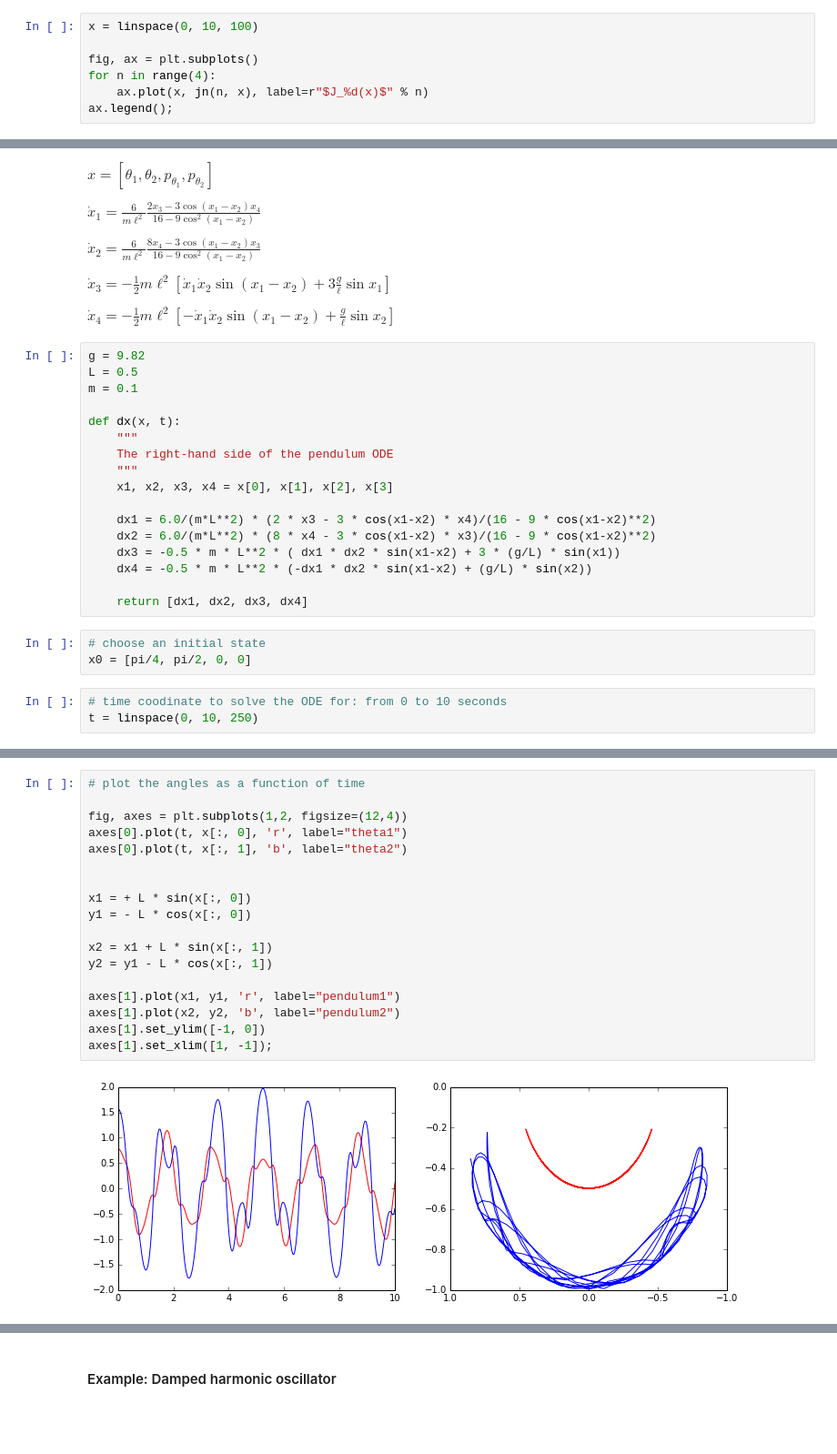
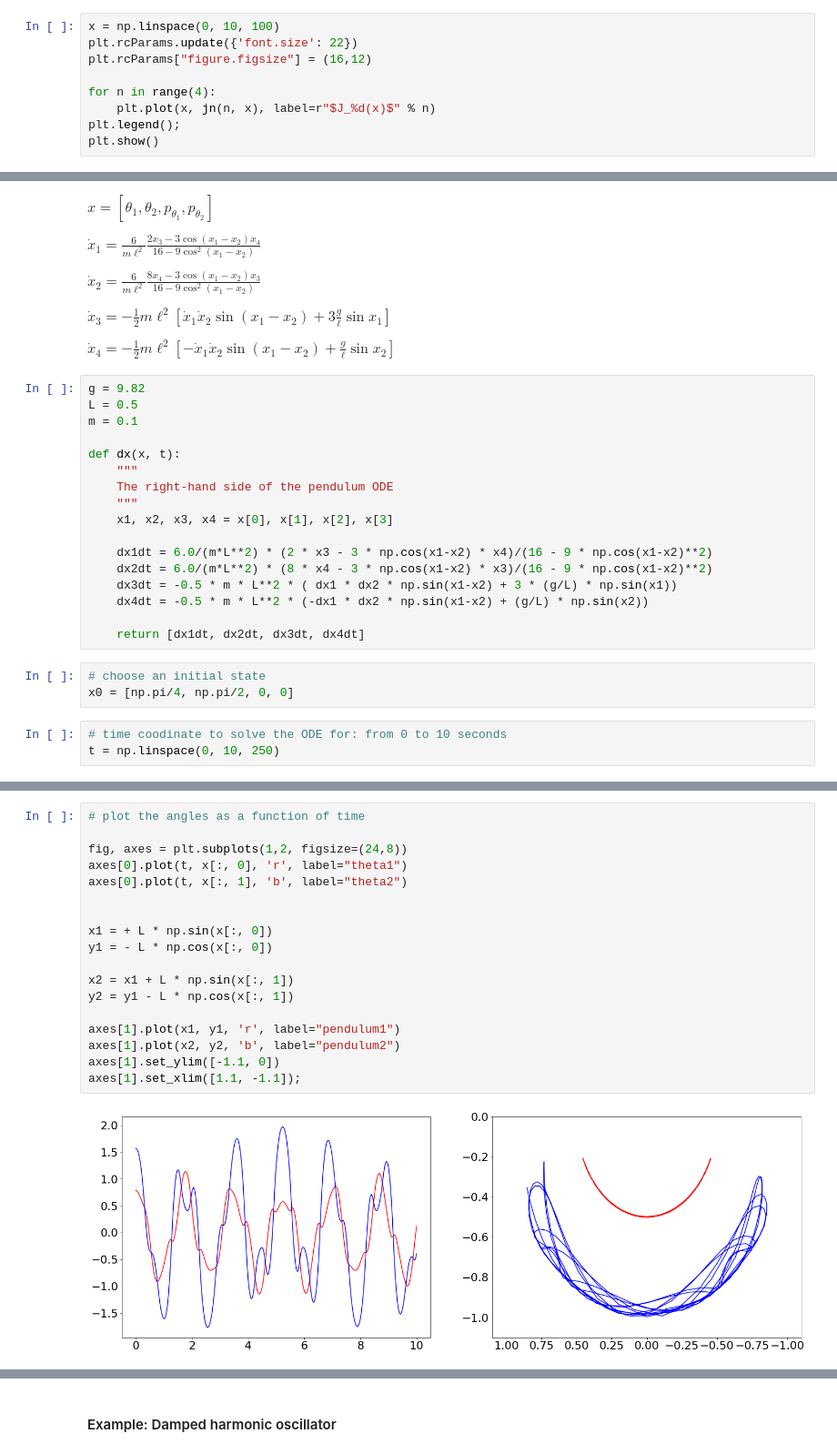
Before and after one commit to hariseldon99/scientific-python-lectures, a Jupyter notebook: Lecture-3-Scipy.ipynb, the cells around one changed output, grey strips where cells are left out. Shown at 91% size. Saved outputs shown, nothing was run; the diff lists cells and outputs as text; blank space fills up the shorter version.

```diff
--- a/Lecture-3-Scipy.ipynb
+++ b/Lecture-3-Scipy.ipynb
@@ -70,10 +66,12 @@ print("Y_%d(%f) = %f" % (n, x, yn(n, x)))
 J_0(0.000000) = 1.000000
 Y_0(1.000000) = 0.088257
 # %%
-x = linspace(0, 10, 100)
+x = np.linspace(0, 10, 100)
+plt.rcParams.update({'font.size': 22})
+plt.rcParams["figure.figsize"] = (16,12)
 
-fig, ax = plt.subplots()
 for n in range(4):
-    ax.plot(x, jn(n, x), label=r"$J_%d(x)$" % n)
-ax.legend();
+    plt.plot(x, jn(n, x), label=r"$J_%d(x)$" % n)
+plt.legend();
+plt.show()
 # %% [output]
@@ -233,16 +217,16 @@ def dx(x, t):
     """
     x1, x2, x3, x4 = x[0], x[1], x[2], x[3]
 
-    dx1 = 6.0/(m*L**2) * (2 * x3 - 3 * cos(x1-x2) * x4)/(16 - 9 * cos(x1-x2)**2)
-    dx2 = 6.0/(m*L**2) * (8 * x4 - 3 * cos(x1-x2) * x3)/(16 - 9 * cos(x1-x2)**2)
-    dx3 = -0.5 * m * L**2 * ( dx1 * dx2 * sin(x1-x2) + 3 * (g/L) * sin(x1))
-    dx4 = -0.5 * m * L**2 * (-dx1 * dx2 * sin(x1-x2) + (g/L) * sin(x2))
+    dx1dt = 6.0/(m*L**2) * (2 * x3 - 3 * np.cos(x1-x2) * x4)/(16 - 9 * np.cos(x1-x2)**2)
+    dx2dt = 6.0/(m*L**2) * (8 * x4 - 3 * np.cos(x1-x2) * x3)/(16 - 9 * np.cos(x1-x2)**2)
+    dx3dt = -0.5 * m * L**2 * ( dx1 * dx2 * np.sin(x1-x2) + 3 * (g/L) * np.sin(x1))
+    dx4dt = -0.5 * m * L**2 * (-dx1 * dx2 * np.sin(x1-x2) + (g/L) * np.sin(x2))
 
-    return [dx1, dx2, dx3, dx4]
+    return [dx1dt, dx2dt, dx3dt, dx4dt]
 # %%
 # choose an initial state
-x0 = [pi/4, pi/2, 0, 0]
+x0 = [np.pi/4, np.pi/2, 0, 0]
 # %%
 # time coodinate to solve the ODE for: from 0 to 10 seconds
-t = linspace(0, 10, 250)
+t = np.linspace(0, 10, 250)
 # %%
@@ -251,20 +247,20 @@ x = odeint(dx, x0, t)
 # %%
 # plot the angles as a function of time
 
-fig, axes = plt.subplots(1,2, figsize=(12,4))
+fig, axes = plt.subplots(1,2, figsize=(24,8))
 axes[0].plot(t, x[:, 0], 'r', label="theta1")
 axes[0].plot(t, x[:, 1], 'b', label="theta2")
 
 
-x1 = + L * sin(x[:, 0])
-y1 = - L * cos(x[:, 0])
+x1 = + L * np.sin(x[:, 0])
+y1 = - L * np.cos(x[:, 0])
 
-x2 = x1 + L * sin(x[:, 1])
-y2 = y1 - L * cos(x[:, 1])
+x2 = x1 + L * np.sin(x[:, 1])
+y2 = y1 - L * np.cos(x[:, 1])
 
 axes[1].plot(x1, y1, 'r', label="pendulum1")
 axes[1].plot(x2, y2, 'b', label="pendulum2")
-axes[1].set_ylim([-1, 0])
-axes[1].set_xlim([1, -1]);
+axes[1].set_ylim([-1.1, 0])
+axes[1].set_xlim([1.1, -1.1]);
 # %% [output]
-[figure, old version]
+[figure, new version]
```
Also changed, not shown: parts of 108 cells of this notebook.
